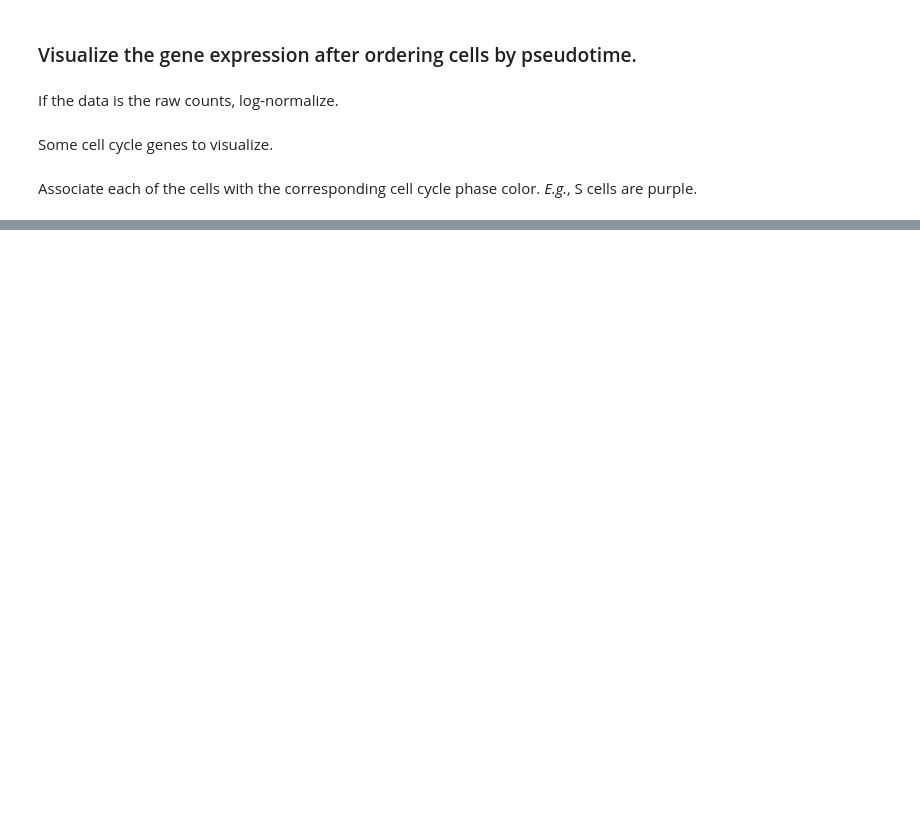
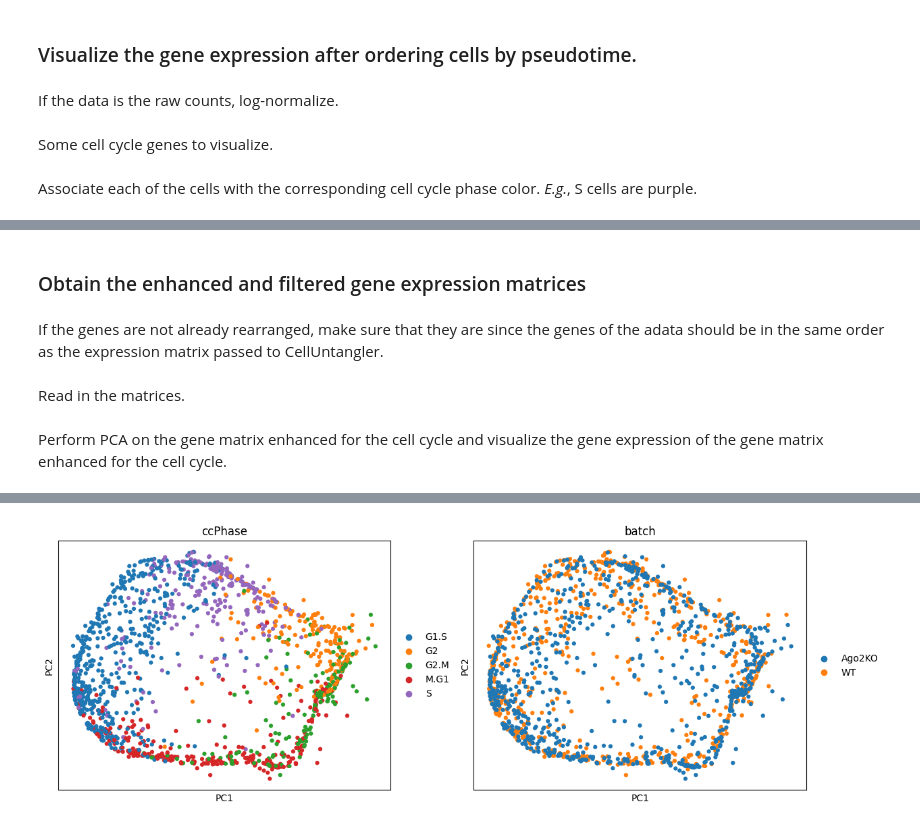
Before and after one commit to sbc806/CellUntangler, a Jupyter notebook: celluntangler_hela_tutorial.ipynb, the cells around one changed output, grey strips where cells are left out. Drawn from its saved outputs; the diff is of its cells as text; code cells hidden in the pictures; blank space fills up the shorter version.

```diff
--- a/celluntangler_hela_tutorial.ipynb
+++ b/celluntangler_hela_tutorial.ipynb
@@ -413 +439,22 @@ for desired_phase in desired_phases:
 ... (22 outputs left out)
+# %% [markdown]
+### Obtain the enhanced and filtered gene expression matrices
+# %% [markdown]
+If the genes are not already rearranged, make sure that they are since the genes of the adata should be in the same order as the expression matrix passed to CellUntangler.
+# %% [markdown]
+Read in the matrices.
+# %%
+gene_expression_matrix_path = "./"
+x_z1_params_mu = np.loadtxt(os.path.join(gene_expression_matrix_path,"x_z1_params_mu.txt"))
+x_z2_params_mu = np.loadtxt(os.path.join(gene_expression_matrix_path,"x_z2_params_mu.txt"))
+# %%
+adata.layers["enhanced"] = x_z1_params_mu.copy()
+adata.layers["filtered"] = x_z2_params_mu.copy()
+# %% [markdown]
+Perform PCA on the gene matrix enhanced for the cell cycle and visualize the gene expression of the gene matrix enhanced for the cell cycle.
+# %%
+sc.pp.normalize_total(adata, target_sum=1e4, layer="enhanced")
+sc.pp.log1p(adata, layer="enhanced")
+sc.pp.pca(adata, n_comps=50, layer="enhanced")
+sc.pl.pca(adata, color=["ccPhase", "batch"])
+# %% [output]
@@ -413,0 +462 @@ for desired_phase in desired_phases:
+[figure, added]
```
Also changed, not shown: parts of 29 cells of this notebook.
